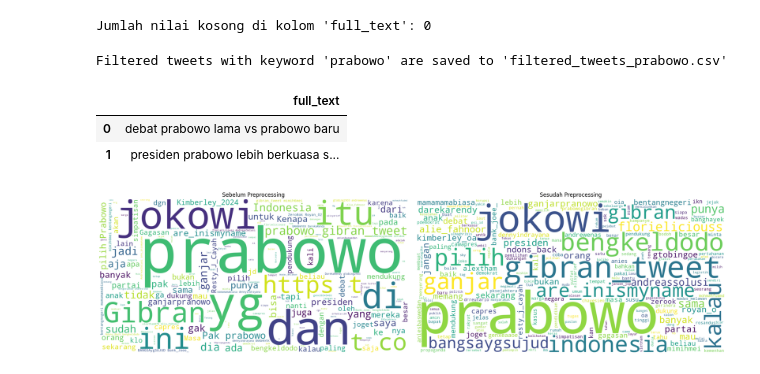
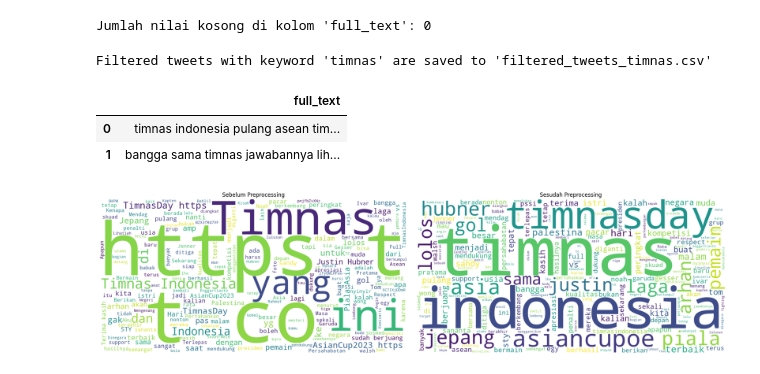
Before and after one commit to rissopanji/social-labs, a Jupyter notebook: Prepossesing/preposessing-2.ipynb, the cells around one changed output. Cells and saved outputs as stored; diff of their text form; code cells hidden in the pictures.

```diff
--- a/Prepossesing/preposessing-2.ipynb
+++ b/Prepossesing/preposessing-2.ipynb
@@ -3,7 +3,7 @@ import pandas as pd
 import glob
 
 # Tentukan path ke folder dataset
-folder_path = '../tweets-data/prabowo/'
+folder_path = '../tweets-data/timnas/'
 
 # Buat pola untuk mencocokkan file CSV di dalam folder
 file_pattern = '*.csv'
@@ -21,7 +21,7 @@ for file in file_list:
 
 # Gabungkan semua DataFrame menjadi satu
 df = pd.concat(dfs, ignore_index=True)
-df.to_csv("filtered_tweets_prabowo.csv", index=False, encoding="utf-8")
+df.to_csv("filtered_tweets_timnas.csv", index=False, encoding="utf-8")
 # %%
 df.head(1)
 # %% [output]
@@ -31,7 +31,7 @@ df.head(1)
 # %%
 # Specify the file path for the CSV file
 # file_pathnan = "../tweets-data/Combined-File/combined.csv"
-file_pathnan = "filtered_tweets_prabowo.csv"
+file_pathnan = "filtered_tweets_timnas.csv"
 
 # Read the CSV file into a DataFrame
 df = pd.read_csv(file_pathnan, encoding="utf-8")
@@ -70,7 +70,7 @@ import pandas as pd
 file_pathnonnan = "data_nonNan.csv"
 
 # Define the keyword you want to filter by
-keyword = "prabowo"  # Change this to your desired keyword
+keyword = "timnas"  # Change this to your desired keyword
 
 # Read the CSV file into a DataFrame with proper encoding
 df = pd.read_csv(file_pathnonnan, encoding="utf-8")
@@ -87,7 +87,7 @@ filtered_df.to_csv(output_file_path, index=False)
 # Display a message indicating where the filtered data is saved
 print(f"Filtered tweets with keyword '{keyword}' are saved to '{output_file_path}'")
 # %% [output]
-Filtered tweets with keyword 'prabowo' are saved to 'filtered_tweets_prabowo.csv'
+Filtered tweets with keyword 'timnas' are saved to 'filtered_tweets_timnas.csv'
 # %%
 import re
 from deep_translator import GoogleTranslator
@@ -205,46 +205,46 @@ df_full_text['full_text'] = df_full_text['full_text'].apply(remove_single_letter
 df_full_text.head(2)
 # %% [output]
 |  | full_text |
-| 0 | debat prabowo lama vs prabowo baru |
-| 1 | presiden prabowo lebih berkuasa s... |
+| 0 | timnas indonesia pulang asean tim... |
+| 1 | bangga sama timnas jawabannya lih... |
 # %%
 import pandas as pd
 import matplotlib.pyplot as plt
 from wordcloud import WordCloud
 
 # Baca file CSV sebelum preprocessing
-file_path_before = "filtered_tweets_prabowo.csv"
+file_path_before = "filtered_tweets_timnas.csv"
 df_before = pd.read_csv(file_path_before, encoding="utf-8")
 
 # Ubah kolom 'full_text' ke string dan tangani nilai NaN
 df_before['full_text'] = df_before['full_text'].astype(str)
 df_full_text['full_text'] = df_full_text['full_text'].astype(str)
 
 # Gabungkan semua teks tweet menjadi satu string
 combined_text_before = ' '.join(df_before['full_text'])
 combined_text_after = ' '.join(df_full_text['full_text'])
 
 # Buat objek WordCloud untuk sebelum dan sesudah preprocessing
 wordcloud_before = WordCloud(width=1600, height=800, background_color='white').generate(combined_text_before)
 wordcloud_after = WordCloud(width=1600, height=800, collocations=False, background_color='white').generate(combined_text_after)
 
 # Tampilkan gambar Word Cloud secara bersampingan
 plt.figure(figsize=(20, 10))
 
 plt.subplot(1, 2, 1)
 plt.imshow(wordcloud_before, interpolation='bilinear')
 plt.axis("off")
 plt.title('Sebelum Preprocessing')
 
 plt.subplot(1, 2, 2)
 plt.imshow(wordcloud_after, interpolation='bilinear')
 plt.axis("off")
 plt.title('Sesudah Preprocessing')
 
 plt.tight_layout(pad=2)
 plt.show()
 # %% [output]
-[figure, old version]
+[figure, new version]
 # %%
 # Save the new DataFrame to a new CSV file
 df_full_text.to_csv("data_cleaned.csv", index=False, encoding="utf-8")
```
Also changed, not shown: parts of 2 cells of this notebook, 7 other files.
